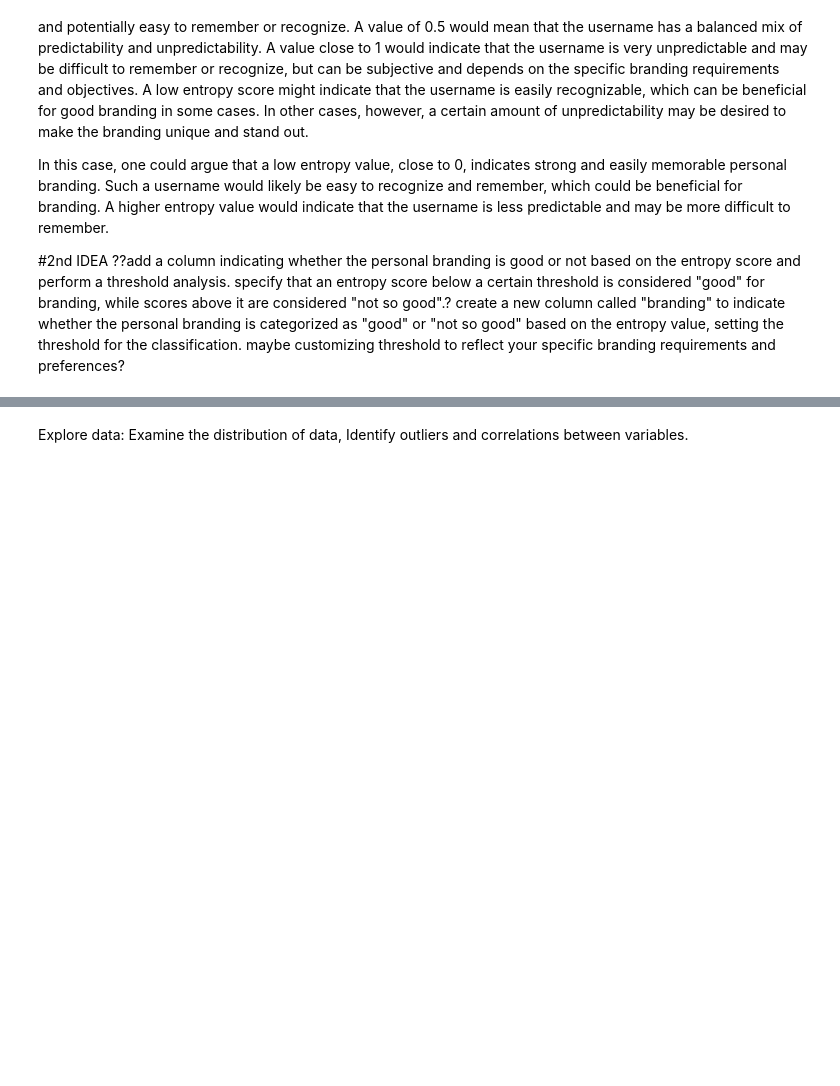
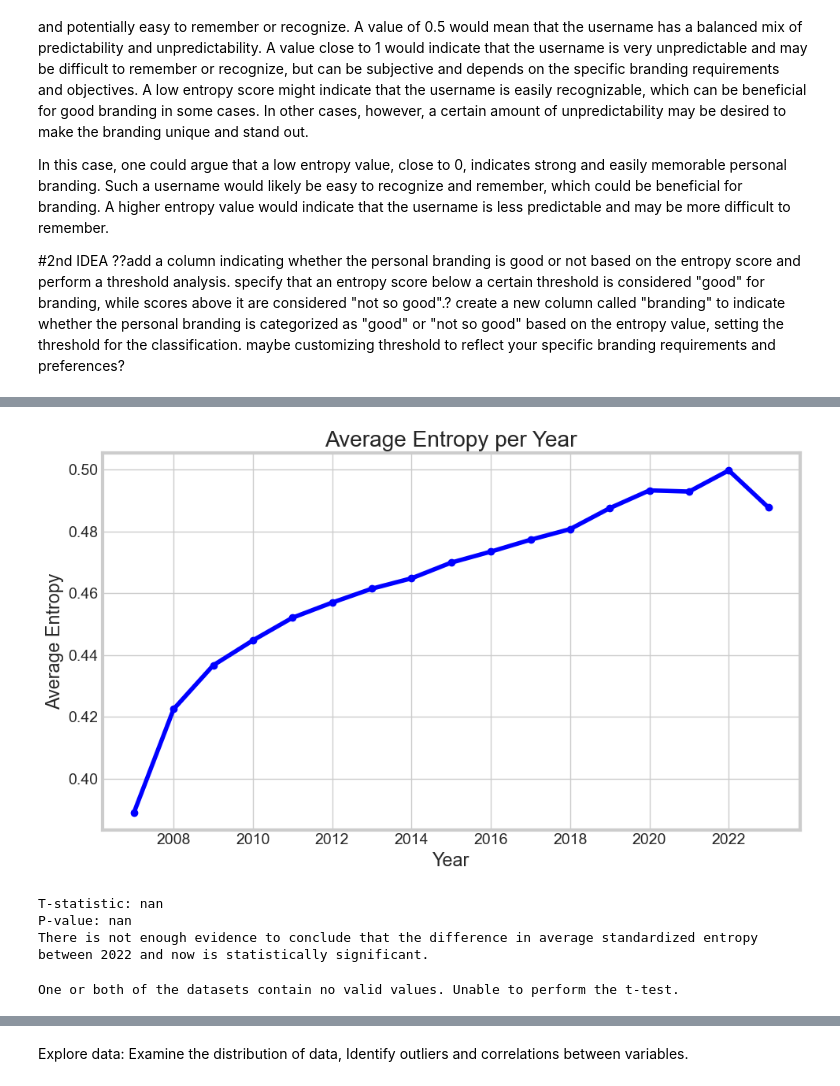
Before and after one commit to KristinaGol/Capstone-Project-DataCVPro, a Jupyter notebook: GitHub_EDA_1.ipynb, the cells around one changed output, grey strips where cells are left out. Drawn from its saved outputs; the diff is of its cells as text; code cells hidden in the pictures; blank space fills up the shorter version.

```diff
--- a/GitHub_EDA_1.ipynb
+++ b/GitHub_EDA_1.ipynb
@@ -835,0 +1038,70 @@ df_entropy['branding'] = df_entropy['entropy'].apply(classify_branding)
+# %%
+# Extract the year from the 'created_at' column
+df_entropy['year'] = df_entropy['created_at'].dt.year
+
+# Group the DataFrame by the 'year' and calculate the mean entropy for each year
+average_entropy_per_year = df_entropy.groupby('year')['standardized_entropy'].mean()
+
+# Plot the average entropy per year
+plt.figure(figsize=(10, 6))
+average_entropy_per_year.plot(kind='line', marker='o', color='blue')
+plt.title('Average Entropy per Year')
+plt.xlabel('Year')
+plt.ylabel('Average Entropy')
+plt.grid(True)
+plt.tight_layout()
+plt.show()
+# %% [output]
+[figure, added]
+# %%
+# from 2022 you can see that the entropy value decreases steeply. is this significant? check
+from scipy import stats
+
+# Extract standardized entropy values for the years 2022 and now
+entropy_2022 = df_entropy[df_entropy['created_at'].dt.year == 2022]['standardized_entropy']
+entropy_now = df_entropy[df_entropy['created_at'].dt.year == 2024]['standardized_entropy']
+
+# Perform t-test
+t_statistic, p_value = stats.ttest_ind(entropy_2022, entropy_now)
+
+# Print the results
+print("T-statistic:", t_statistic)
+print("P-value:", p_value)
+
+# Interpret the results
+if p_value < 0.05:
+    print("The difference in average standardized entropy between 2022 and now is statistically significant.")
+else:
+    print("There is not enough evidence to conclude that the difference in average standardized entropy between 2022 and now is statistically significant.")
+# %% [output]
+T-statistic: nan
+P-value: nan
+There is not enough evidence to conclude that the difference in average standardized entropy between 2022 and now is statistically significant.
+# %%
+from scipy import stats
+
+# Extract standardized entropy values for the years 2022 and now
+entropy_2022 = df_entropy[df_entropy['created_at'].dt.year == 2022]['standardized_entropy']
+entropy_now = df_entropy[df_entropy['created_at'].dt.year == 2024]['standardized_entropy']
+
+# Perform error checking to ensure that there are valid values
+if entropy_2022.empty or entropy_now.empty:
+    print("One or both of the datasets contain no valid values. Unable to perform the t-test.")
+else:
+    # Perform t-test
+    t_statistic, p_value = stats.ttest_ind(entropy_2022, entropy_now)
+
+    # Print the results
+    print("T-statistic:", t_statistic)
+    print("P-value:", p_value)
+
+    # Interpret the results
+    if not np.isnan(t_statistic) and not np.isnan(p_value):
+        if p_value < 0.05:
+            print("The difference in average standardized entropy between 2022 and now is statistically significant.")
+        else:
+            print("There is not enough evidence to conclude that the difference in average standardized entropy between 2022 and now is statistically significant.")
+    else:
+        print("One or both of the datasets contain invalid values. Unable to perform the t-test.")
+# %% [output]
+One or both of the datasets contain no valid values. Unable to perform the t-test.
```
Also changed, not shown: parts of 70 cells of this notebook, 2 other files.
